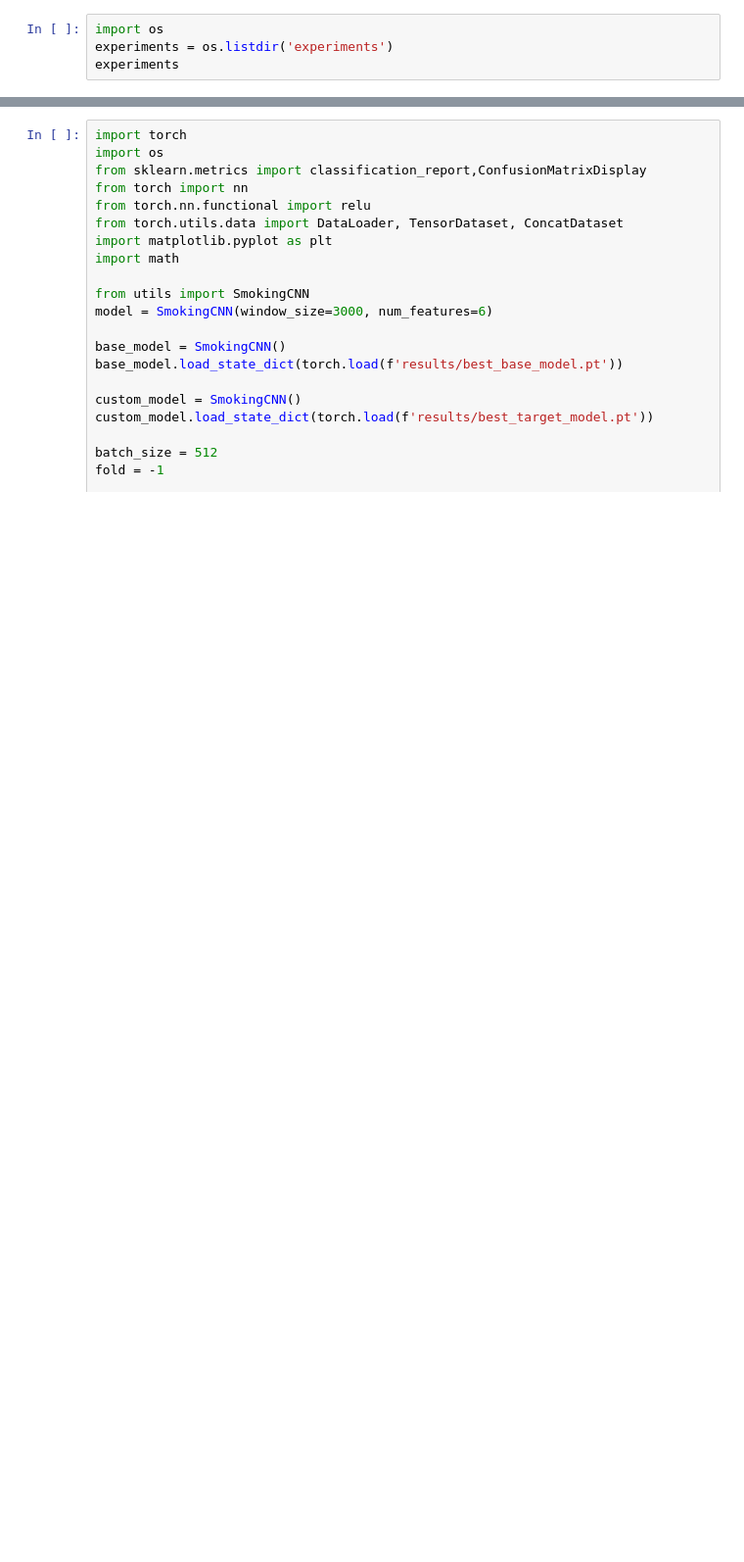
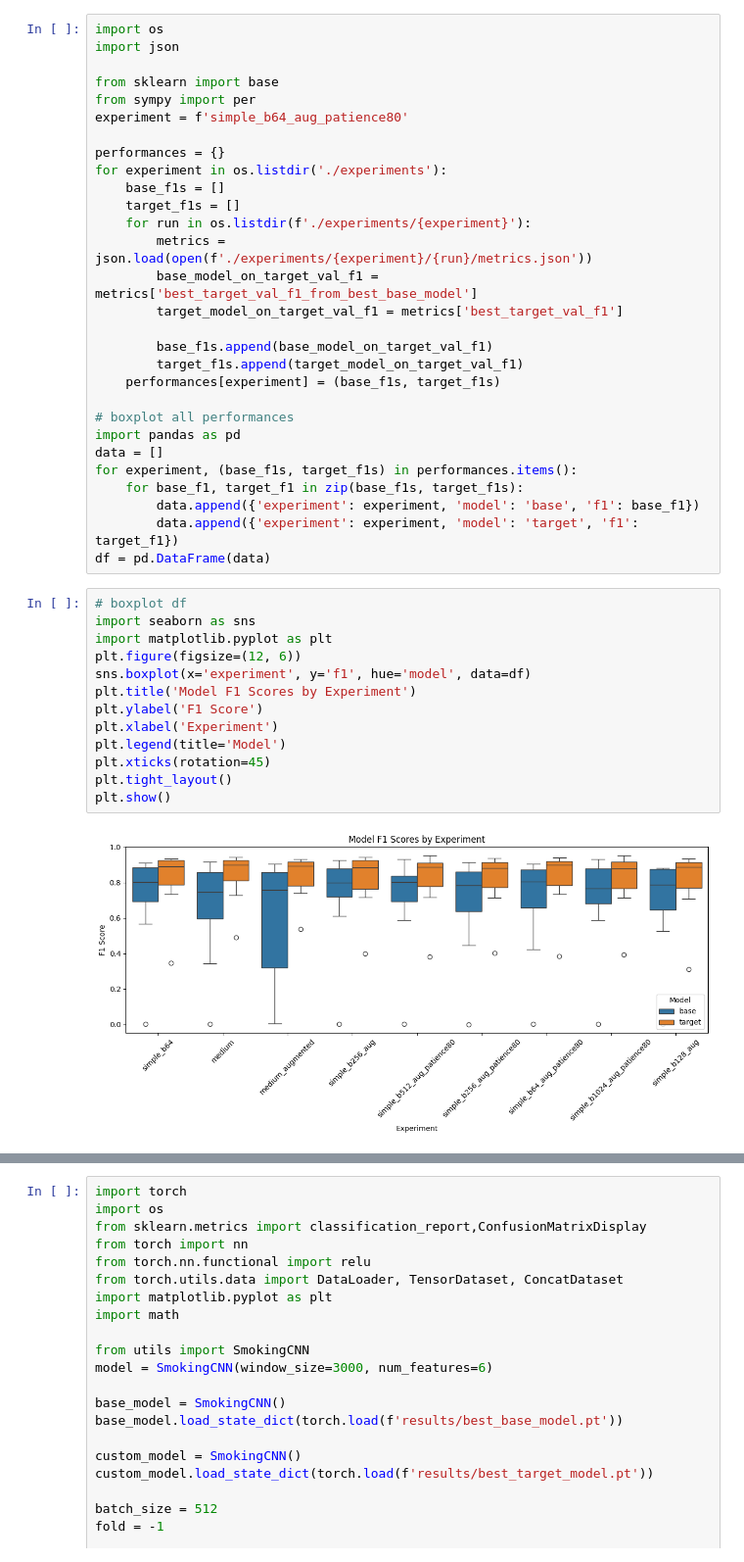
Before and after one commit to smithandrewk/ml-customization, a Jupyter notebook: eval.ipynb, the cells around one changed output, grey strips where cells are left out. Shown: that part at 98% size. Saved outputs shown, nothing was run; the diff lists cells and outputs as text; blank space fills up the shorter version.

```diff
--- a/eval.ipynb
+++ b/eval.ipynb
@@ -1,4 +1,44 @@
 # %%
 import os
-experiments = os.listdir('experiments')
-experiments
+import json
+
+from sklearn import base
+from sympy import per
+experiment = f'simple_b64_aug_patience80'
+
+performances = {}
+for experiment in os.listdir('./experiments'):
+    base_f1s = []
+    target_f1s = []
+    for run in os.listdir(f'./experiments/{experiment}'):
+        metrics = json.load(open(f'./experiments/{experiment}/{run}/metrics.json'))
+        base_model_on_target_val_f1 = metrics['best_target_val_f1_from_best_base_model']
+        target_model_on_target_val_f1 = metrics['best_target_val_f1']
+
+        base_f1s.append(base_model_on_target_val_f1)
+        target_f1s.append(target_model_on_target_val_f1)
+    performances[experiment] = (base_f1s, target_f1s)
+
+# boxplot all performances
+import pandas as pd
+data = []
+for experiment, (base_f1s, target_f1s) in performances.items():
+    for base_f1, target_f1 in zip(base_f1s, target_f1s):
+        data.append({'experiment': experiment, 'model': 'base', 'f1': base_f1})
+        data.append({'experiment': experiment, 'model': 'target', 'f1': target_f1})
+df = pd.DataFrame(data)
+# %%
+# boxplot df
+import seaborn as sns
+import matplotlib.pyplot as plt
+plt.figure(figsize=(12, 6))
+sns.boxplot(x='experiment', y='f1', hue='model', data=df)
+plt.title('Model F1 Scores by Experiment')
+plt.ylabel('F1 Score')
+plt.xlabel('Experiment')
+plt.legend(title='Model')
+plt.xticks(rotation=45)
+plt.tight_layout()
+plt.show()
+# %% [output]
+[figure, added]
```
Also changed, not shown: parts of 5 cells of this notebook, 20 other files.
